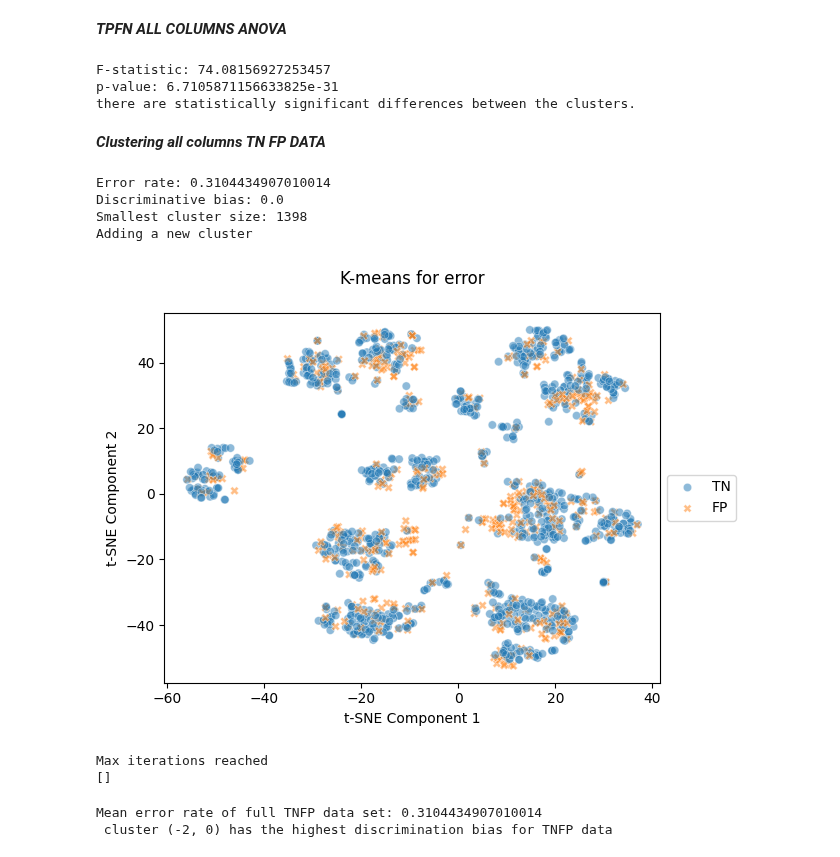
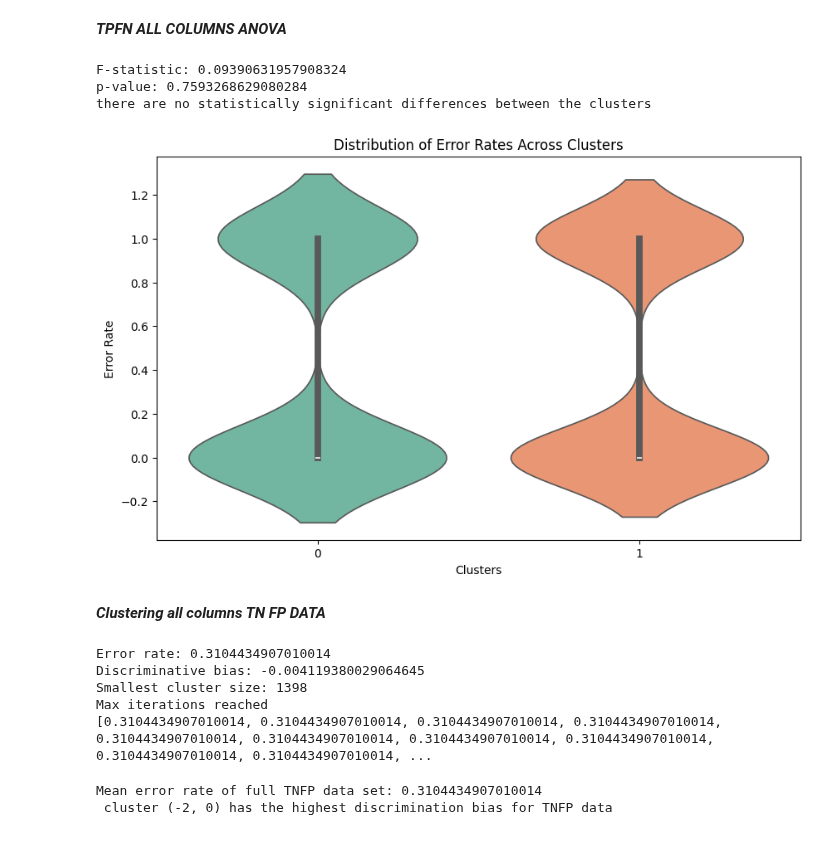
Before and after one commit to MDankloff/ClusterCompas, a Jupyter notebook: V3_COMPAS_Clustering_K_Means.ipynb, the cells around one changed output. Drawn from its saved outputs; the diff is of its cells as text; code cells hidden in the pictures.

```diff
--- a/V3_COMPAS_Clustering_K_Means.ipynb
+++ b/V3_COMPAS_Clustering_K_Means.ipynb
@@ -637,7 +625,7 @@ F = only BASIC_COL
 # %% [markdown]
 ***Clustering all columns TP FN DATA***
 # %%
-hbac_kmeans(data=TPFN_init, columns_to_use=BASIC_COL_scaled + DUMMY_COL_scaled + ERROR_COL_scaled + SHAP_BASIC_scaled + SHAP_DUMMY_scaled, error='errors', max_iter=1000, show_plot=True)
+clustered_shap_err_basic_TPFN = hbac_kmeans(data=TPFN_init, columns_to_use=BASIC_COL_scaled + DUMMY_COL_scaled + ERROR_COL_scaled + SHAP_BASIC_scaled + SHAP_DUMMY_scaled, error='errors', max_iter=1000, show_plot=True)
 plt.show()
 # %% [output]
 Error rate: 0.4421148587055606
@@ -660,7 +648,8 @@ Mean error rate of full TPFN data set: 0.4421148587055606
 ***TPFN ALL COLUMNS ANOVA***
 # %%
 '''SHAP, ERROR & BASIC COLUMNS FOR TPFN ANOVA'''
-groupstpfn = TPFN_init.groupby('clusters')['FN'].apply(list)
+#check per identified cluster whether the errors significantly differ
+groupstpfn = clustered_shap_err_basic_TPFN.groupby('clusters')['errors'].apply(list)
 anovatpfn = [np.array(groupstpfn) for groupstpfn in groupstpfn]
 
 f_stat, p_val = f_oneway(*anovatpfn)
@@ -674,20 +663,31 @@ if p_val < alpha:
 else:
   print("there are no statistically significant differences between the clusters")
 # %% [output]
-F-statistic: 74.08156927253457
-p-value: 6.7105871156633825e-31
-there are statistically significant differences between the clusters.
+F-statistic: 0.09390631957908324
+p-value: 0.7593268629080284
+there are no statistically significant differences between the clusters
+# %%
+# Prepare the data by melting the dataframe
+melted_data = clustered_shap_err_basic_TPFN.melt(id_vars=['clusters'], value_vars=['errors'], var_name='Metric', value_name='Error Rate')
+
+# Create the violin plot
+plt.figure(figsize=(10, 6))
+sns.violinplot(x='clusters', y='Error Rate', data=melted_data, inner='box', scale='width', palette='Set2')
+plt.title('Distribution of Error Rates Across Clusters')
+plt.xlabel('Clusters')
+plt.ylabel('Error Rate')
+plt.show()
+# %% [output]
+[figure, added]
 # %% [markdown]
 ***Clustering all columns TN FP DATA***
 # %%
-hbac_kmeans(data=TNFP_init, columns_to_use=BASIC_COL_scaled + DUMMY_COL_scaled + ERROR_COL_scaled + SHAP_BASIC_scaled + SHAP_DUMMY_scaled, error='errors', max_iter=300, show_plot=True)
+clustered_shap_err_basic_TNFP = hbac_kmeans(data=TNFP_init, columns_to_use=BASIC_COL_scaled + DUMMY_COL_scaled + ERROR_COL_scaled + SHAP_BASIC_scaled + SHAP_DUMMY_scaled, error='errors', max_iter=300, show_plot=True)
 plt.show()
 # %% [output]
 Error rate: 0.3104434907010014
-Discriminative bias: 0.0
+Discriminative bias: -0.004119380029064645
 Smallest cluster size: 1398
-Adding a new cluster
+Max iterations reached
+[0.3104434907010014, 0.3104434907010014, 0.3104434907010014, 0.3104434907010014, 0.3104434907010014, 0.3104434907010014, 0.3104434907010014, 0.3104434907010014, 0.3104434907010014, 0.3104434907010014, ...
-[figure, removed]
-Max iterations reached
-[]
 # %%
```
Also changed, not shown: parts of 20 cells of this notebook.
